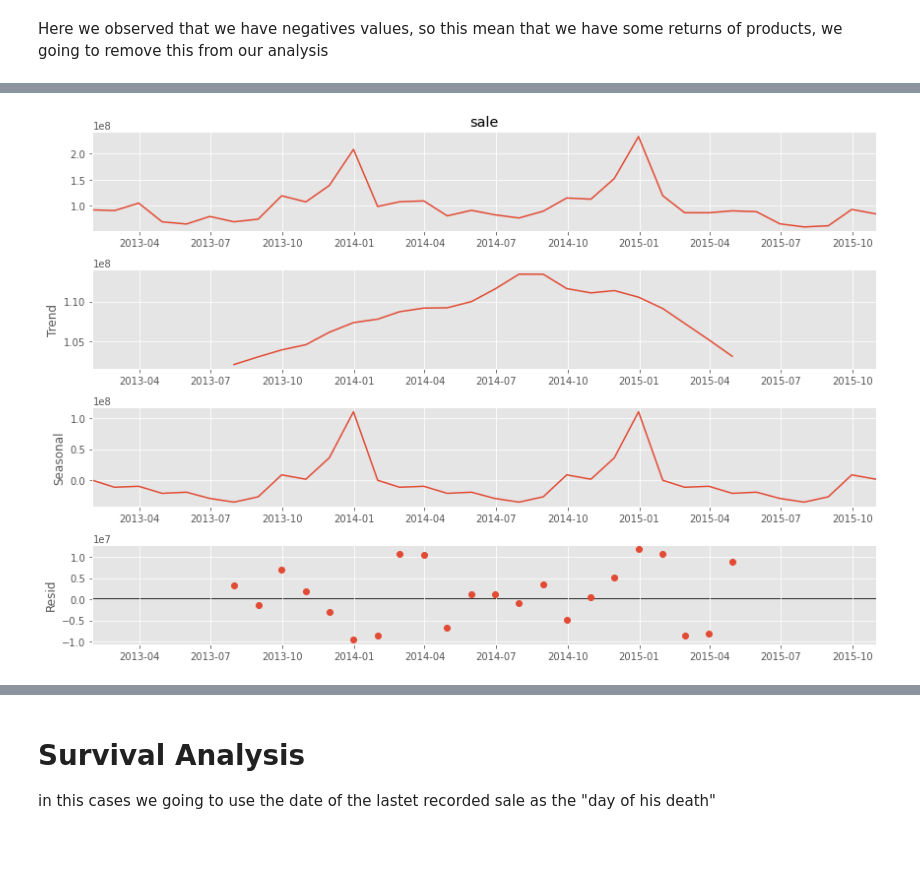
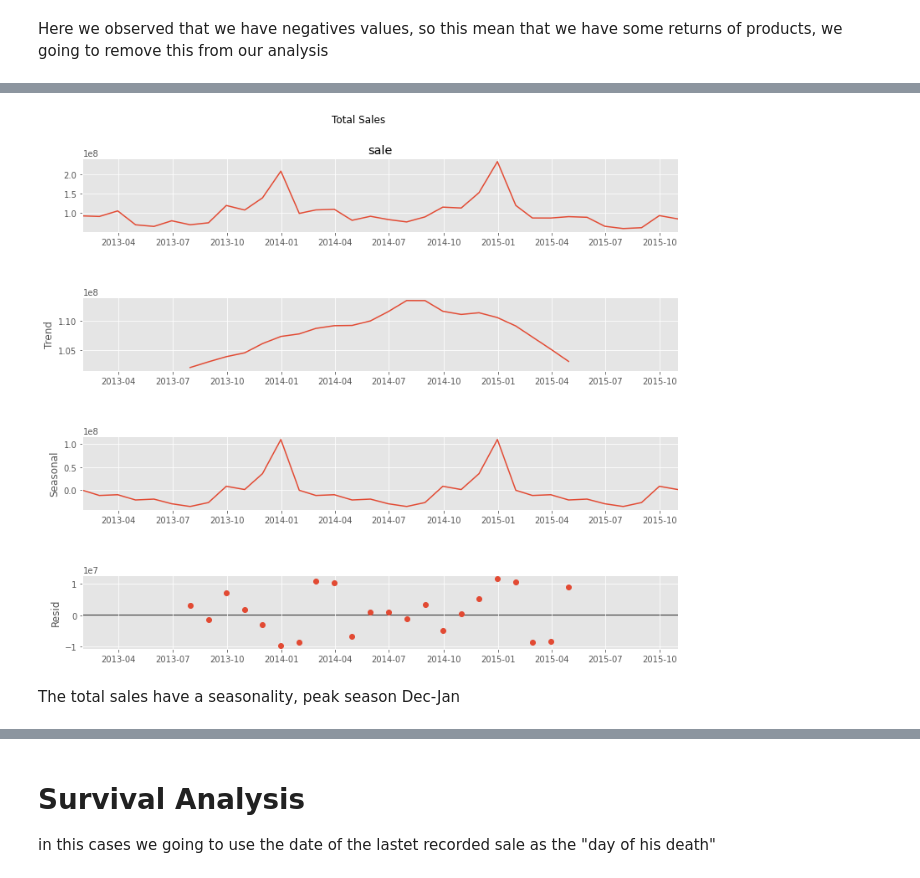
Before and after one commit to jquesada92/Kaggle_Times_Series_Competition, a Jupyter notebook: times_series_competition.ipynb, the cells around one changed output, grey strips where cells are left out. Saved outputs shown, nothing was run; the diff lists cells and outputs as text; code cells hidden in the pictures; blank space fills up the shorter version.

```diff
--- a/times_series_competition.ipynb
+++ b/times_series_competition.ipynb
@@ -65,7 +64,7 @@ You are provided with daily historical sales data. The task is to forecast the t
 # %% [markdown]
 # Exploratory Analysis
 # %%
-plt.rcParams["figure.figsize"] = (12, 8)
+plt.rcParams["figure.figsize"] = (12, 10)
 plt.style.use('ggplot')
 # %% [markdown]
 ## Product Categories
@@ -202,10 +201,14 @@ df_monthly_sales.head()
 | 306203 | 22168 | 2013-07-31 | 0.0 | 0.0 | Яйцо для Little Inu | 62 | Подарки - Гаджеты, роботы, спорт | ... |
 | 306202 | 22168 | 2013-06-30 | 0.0 | 0.0 | Яйцо для Little Inu | 62 | Подарки - Гаджеты, роботы, спорт | ... |
 # %%
-seasonal_decompose(df_monthly_sales.resample('M',on='date').sale.sum(), model='additive').plot()
+seasonal_decompose(df_monthly_sales.resample('M',on='date').sale.sum(), model='’additive').plot()
+plt.suptitle('Total Sales')
+plt.tight_layout(pad=5)
 plt.show()
 # %% [output]
-[figure, old version]
+[figure, new version]
+# %% [markdown]
+The total sales have a seasonality, peak season Dec-Jan
 # %%
 df_agg_monthly_sales = df_monthly_sales.reset_index().groupby(['item_id']).agg({'date':['min','max']})
 df_agg_monthly_sales.columns = ['first_sale','last_sale']
```
Also changed, not shown: parts of 16 cells of this notebook.
